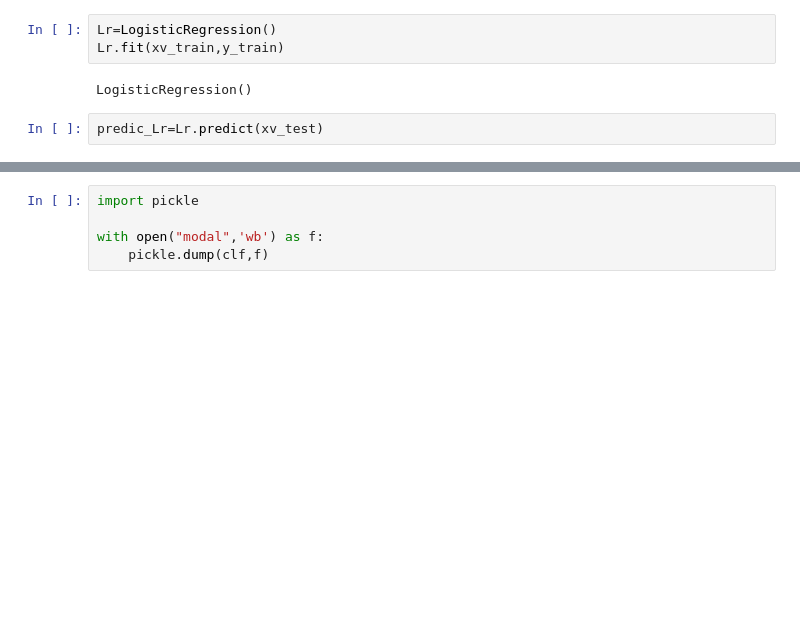
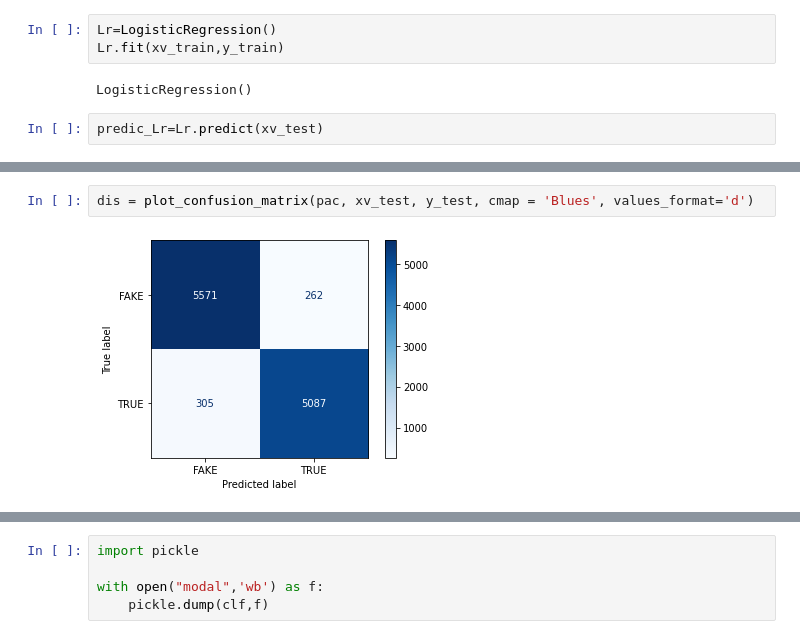
Before and after one commit to BG-bibek/fake_news_detection_using_chrome_extension, a Jupyter notebook: ML/fake_news_detection.ipynb, the cells around one changed output, grey strips where cells are left out. Cells and saved outputs as stored; diff of their text form; blank space fills up the shorter version.

```diff
--- a/ML/fake_news_detection.ipynb
+++ b/ML/fake_news_detection.ipynb
@@ -225,3 +264,7 @@ print(accuracy*100)
+# %%
+dis = plot_confusion_matrix(pac, xv_test, y_test, cmap = 'Blues', values_format='d')
+# %% [output]
+[figure, added]
 # %%
 from sklearn.ensemble import RandomForestClassifier
 Rfc = RandomForestClassifier(random_state=0)
```
Also changed, not shown: parts of 20 cells of this notebook, 8 other files.
